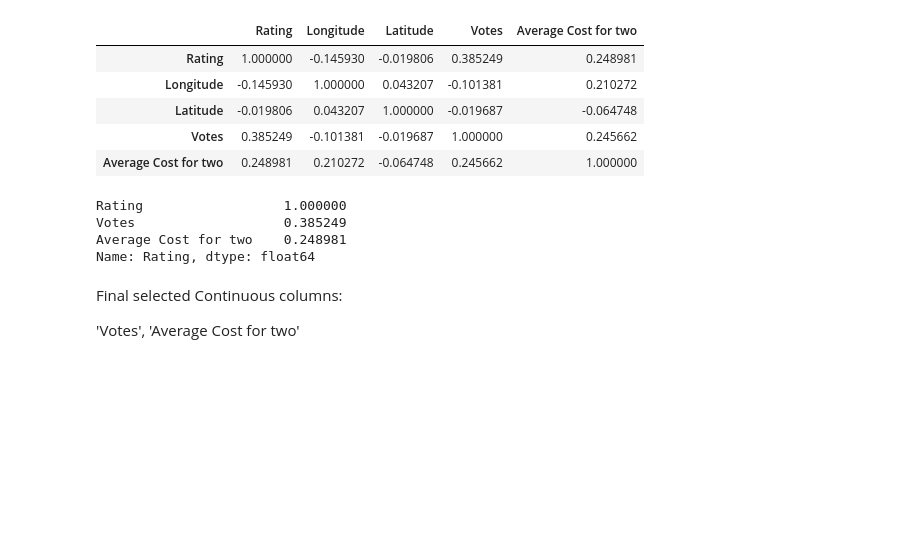
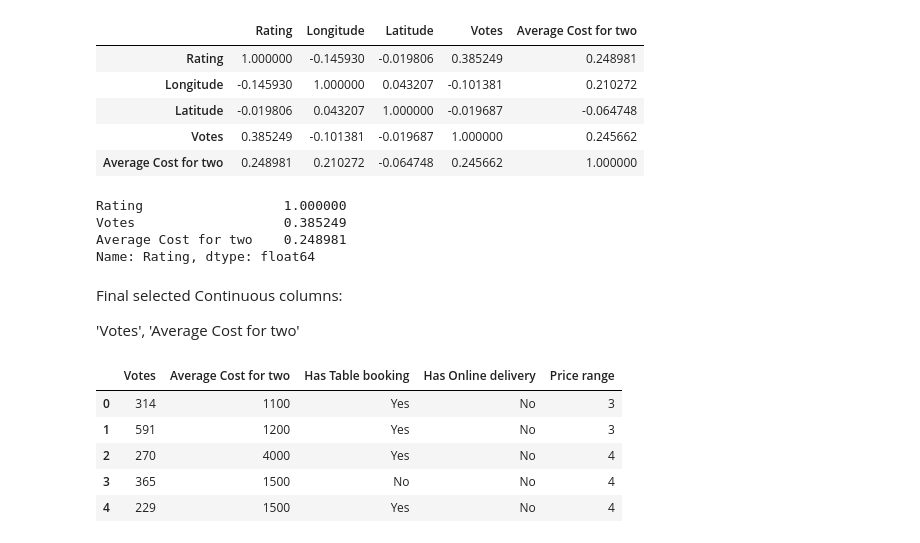
Before and after one commit to rahulchatt26/restraunt-rating-prediction, a Jupyter notebook: Restraunt-Price-Prediction-EDA.ipynb, the cells around one changed output. Saved outputs shown, nothing was run; the diff lists cells and outputs as text; code cells hidden in the pictures; blank space fills up the shorter version.

```diff
--- a/Restraunt-Price-Prediction-EDA.ipynb
+++ b/Restraunt-Price-Prediction-EDA.ipynb
@@ -547,3 +546,19 @@ Name: Rating, dtype: float64
 Final selected Continuous columns:
 
 'Votes', 'Average Cost for two'
+# %%
+#Selecting final predictors for Machine Learning
+#Based on the above tests, selecting the final columns for machine learning
+
+SelectedColumns=['Votes','Average Cost for two','Has Table booking','Has Online delivery','Price range']
+
+# Selecting final columns
+DataForML=zomato_data[SelectedColumns]
+DataForML.head()
+# %% [output]
+|  | Votes | Average Cost for two | Has Table booking | Has Online delivery | Price range |
+| 0 | 314 | 1100 | Yes | No | 3 |
+| 1 | 591 | 1200 | Yes | No | 3 |
+| 2 | 270 | 4000 | Yes | No | 4 |
+| 3 | 365 | 1500 | No | No | 4 |
+| 4 | 229 | 1500 | Yes | No | 4 |
```
Also changed, not shown: parts of 13 cells of this notebook, 15 other files.
